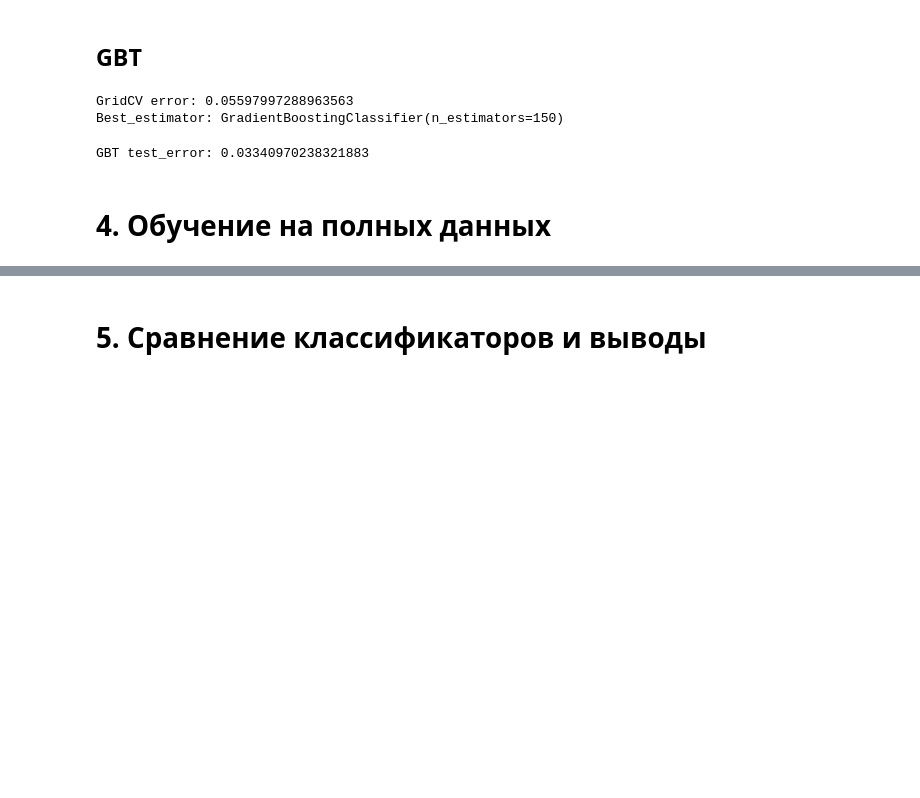
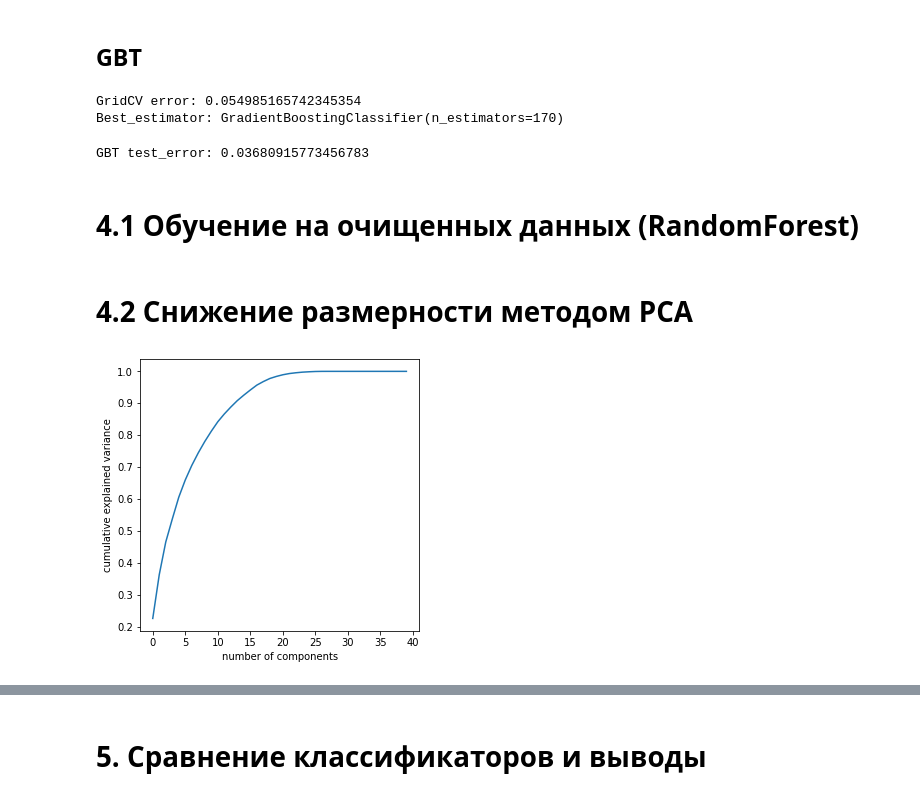
Before and after one commit to MaximovaIrina/ML_homework, a Jupyter notebook: HW3/apartament_data_classification.ipynb, the cells around one changed output, grey strips where cells are left out. Cells and saved outputs as stored; diff of their text form; code cells hidden in the pictures; blank space fills up the shorter version.

```diff
--- a/HW3/apartament_data_classification.ipynb
+++ b/HW3/apartament_data_classification.ipynb
@@ -235,7 +244,7 @@ gamma_array = 10.**np.arange(-5, 5)
 svc = SVC(gamma='auto', class_weight='balanced')
 grid = GridSearchCV(svc, cv=3, scoring=scorer,
                     param_grid = {'C': C, 'gamma': gamma_array})
-grid.fit(X_train_clean, y_train)
+grid.fit(X_train, y_train)
 print(f"GridCV error: {1 - grid.best_score_}")
 print(f"Best_estimator: {grid.best_estimator_}")
 # %% [output]
@@ -259,7 +268,7 @@ max_depth = np.arange(1, 16, 2)
 dtree = DecisionTreeClassifier()
 grid = GridSearchCV(dtree, cv=3, scoring=scorer,
                     param_grid = {'max_depth': max_depth, 'criterion': criterion})
-grid.fit(X_train_clean, y_train)
+grid.fit(X_train, y_train)
 print(f"GridCV error: {1 - grid.best_score_}")
 print(f"Best_estimator: {grid.best_estimator_}")
 # %% [output]
@@ -293,7 +302,7 @@ hidden_layer_sizes = [1, 30, 2]
 mlp = MLPClassifier(max_iter=1000, solver="adam", activation='relu')
 grid = GridSearchCV(mlp, cv=3, scoring=scorer,
             param_grid = {'hidden_layer_sizes': hidden_layer_sizes})
-grid.fit(X_train_clean, y_train)
+grid.fit(X_train, y_train)
 print(f"GridCV error: {1 - grid.best_score_}")
 print(f"Best_estimator: {grid.best_estimator_}")
 # %% [output]
@@ -316,19 +325,19 @@ n_estimators = np.arange(10, 200, 20)
 gbt = GradientBoostingClassifier()
 grid = GridSearchCV(gbt, cv=3, scoring=scorer,
             param_grid = {'n_estimators': n_estimators})
-grid.fit(X_train_clean, y_train)
+grid.fit(X_train, y_train)
 print(f"GridCV error: {1 - grid.best_score_}")
 print(f"Best_estimator: {grid.best_estimator_}")
 # %% [output]
-GridCV error: 0.05597997288963563
-Best_estimator: GradientBoostingClassifier(n_estimators=150)
+GridCV error: 0.054985165742345354
+Best_estimator: GradientBoostingClassifier(n_estimators=170)
 # %%
-gbt = GradientBoostingClassifier(n_estimators=150).fit(X_train_clean, y_train)
-train_error = 1 - balanced_accuracy_score(y_train, gbt.predict(X_train_clean))
-test_error = 1 - balanced_accuracy_score(y_test, gbt.predict(X_test_clean))
+gbt = GradientBoostingClassifier(n_estimators=170).fit(X_train, y_train)
+train_error = 1 - balanced_accuracy_score(y_train, gbt.predict(X_train))
+test_error = 1 - balanced_accuracy_score(y_test, gbt.predict(X_test))
 error["GBT"] = {"train": train_error, "test": test_error}
 print(f"GBT test_error: {test_error}")
 # %% [output]
-GBT test_error: 0.03340970238321883
+GBT test_error: 0.03680915773456783
 # %% [markdown]
-# 4. Обучение на полных данных
+# 4.1 Обучение на очищенных данных (RandomForest)
@@ -364,0 +374,17 @@ error["GBT"]["full_data"] = {"train": train_error, "test": test_error}
+# %% [markdown]
+# 4.2 Снижение размерности методом PCA
+# %%
+from sklearn.decomposition import PCA
+
+n_samples, n_features = X_train.shape
+n_components = min(n_samples, n_features) # n_features = 42
+pca = PCA(n_components)
+pca.fit(X_train)
+
+
+plt.rcParams["figure.figsize"] = (5,5)
+plt.plot(np.cumsum(pca.explained_variance_ratio_))
+plt.xlabel('number of components')
+plt.ylabel('cumulative explained variance');
+# %% [output]
+[figure, added]
```
Also changed, not shown: parts of 22 cells of this notebook, 1 other file.
